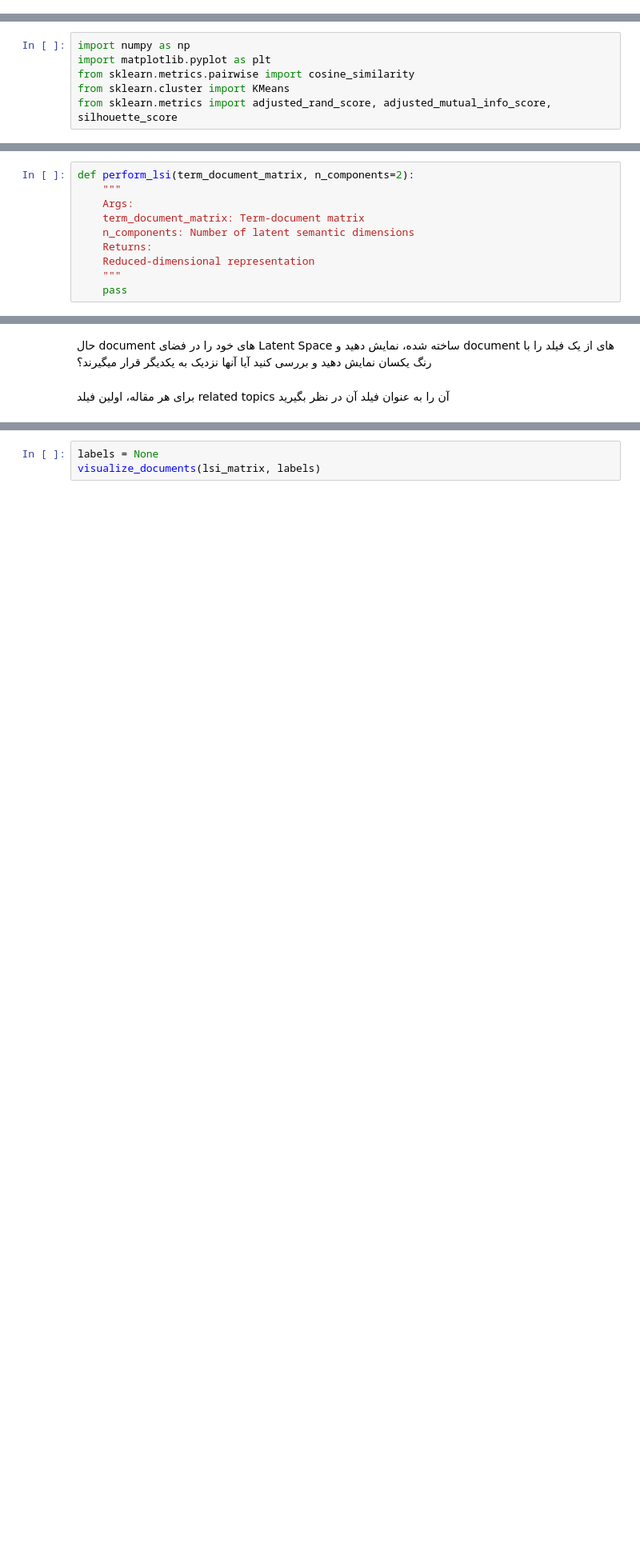
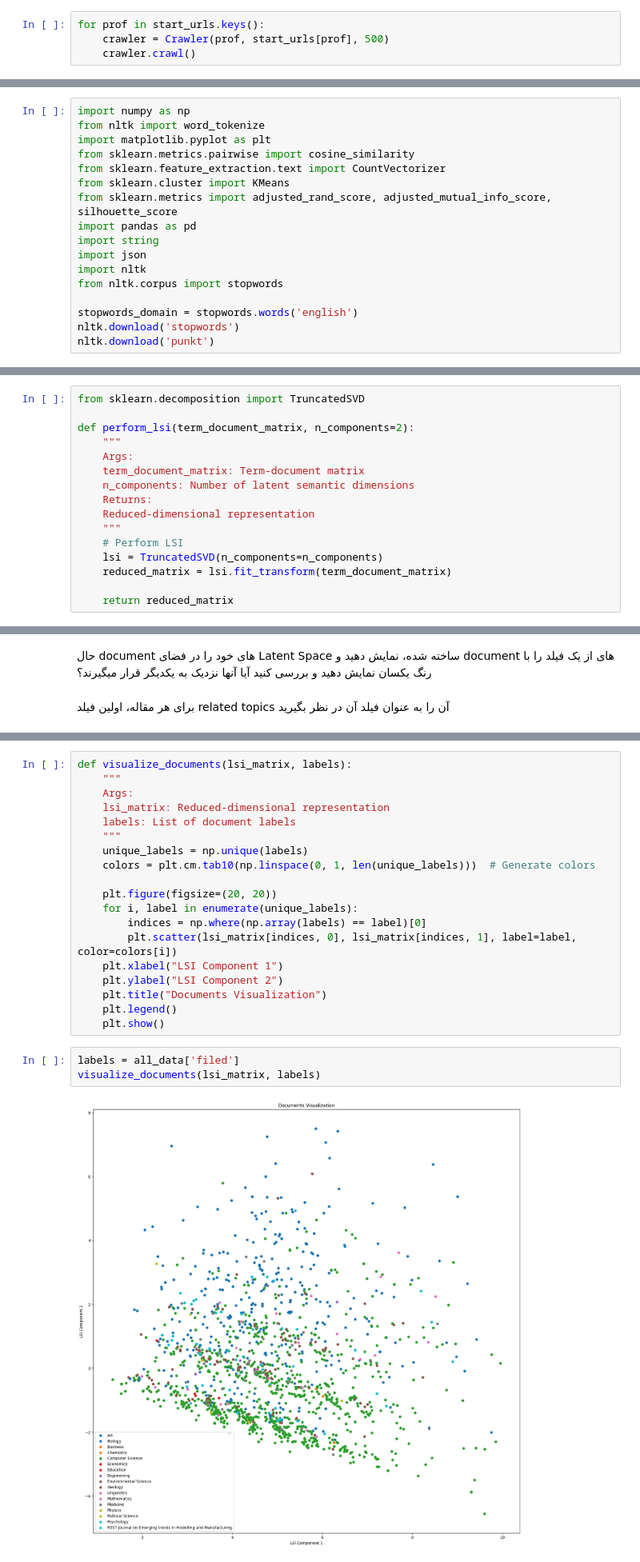
Before and after one commit to alizmhdi/IR-project, a Jupyter notebook: phase-4.ipynb, the cells around one changed output, grey strips where cells are left out. Shown at 80% size. Cells and saved outputs as stored; diff of their text form; blank space fills up the shorter version.

Commit message:
Add crawler and complete LSI part

```diff
--- a/phase-4.ipynb
+++ b/phase-4.ipynb
@@ -161,3 +150,7 @@ runspider: error: File not found: scholar.py
+# %%
+for prof in start_urls.keys():
+    crawler = Crawler(prof, start_urls[prof], 500)
+    crawler.crawl()
 # %% [markdown]
 <div dir="rtl">
 
@@ -169,7 +162,18 @@ runspider: error: File not found: scholar.py
 </div>
 # %%
 import numpy as np
+from nltk import word_tokenize
 import matplotlib.pyplot as plt
 from sklearn.metrics.pairwise import cosine_similarity
+from sklearn.feature_extraction.text import CountVectorizer
 from sklearn.cluster import KMeans
 from sklearn.metrics import adjusted_rand_score, adjusted_mutual_info_score, silhouette_score
+import pandas as pd
+import string
+import json
+import nltk
+from nltk.corpus import stopwords
+
+stopwords_domain = stopwords.words('english')
+nltk.download('stopwords')
+nltk.download('punkt')
@@ -191,6 +223,8 @@ term_document_matrix = load_sample_data()
 در گام بعد، روش LSI را روی این ماتریس ساخته شده اجرا کنید تا علاوه بر به دست آوردن component های U، S و Vt که از SVD به دست می‌آیند، خود ماتریس LSI هم به دست آید.
 </div>
 # %%
+from sklearn.decomposition import TruncatedSVD
+
 def perform_lsi(term_document_matrix, n_components=2):
     """
     Args:
@@ -199,7 +233,11 @@ def perform_lsi(term_document_matrix, n_components=2):
     Returns:
     Reduced-dimensional representation
     """
-    pass
+    # Perform LSI
+    lsi = TruncatedSVD(n_components=n_components)
+    reduced_matrix = lsi.fit_transform(term_document_matrix)
+
+    return reduced_matrix
 # %%
 lsi_matrix = perform_lsi(term_document_matrix)
 # %% [markdown]
@@ -237,6 +276,27 @@ def visualize_documents(lsi_matrix, labels):
+# %%
+def visualize_documents(lsi_matrix, labels):
+    """
+    Args:
+    lsi_matrix: Reduced-dimensional representation
+    labels: List of document labels
+    """
+    unique_labels = np.unique(labels)
+    colors = plt.cm.tab10(np.linspace(0, 1, len(unique_labels)))  # Generate colors
+
+    plt.figure(figsize=(20, 20))
+    for i, label in enumerate(unique_labels):
+        indices = np.where(np.array(labels) == label)[0]
+        plt.scatter(lsi_matrix[indices, 0], lsi_matrix[indices, 1], label=label, color=colors[i])
+    plt.xlabel("LSI Component 1")
+    plt.ylabel("LSI Component 2")
+    plt.title("Documents Visualization")
+    plt.legend()
+    plt.show()
 # %%
-labels = None
+labels = all_data['filed']
 visualize_documents(lsi_matrix, labels)
+# %% [output]
+[figure, added]
 # %% [markdown]
 <div style="direction: rtl">
 در گام نهایی این بخش، روی داده‌های کاهش ابعاد شده که رسم هم کردید، الگوریتم K-Means Clustering را اجرا کنید و metric های ARI، AMI و Silhouette را برای خروجی این خوشه‌بندی به دست آورید. تعداد خوشه‌ها را به تعداد دسته‌بندی document ها در نظر بگیرید.
```
Also changed, not shown: parts of 49 cells of this notebook, 12 other files.
